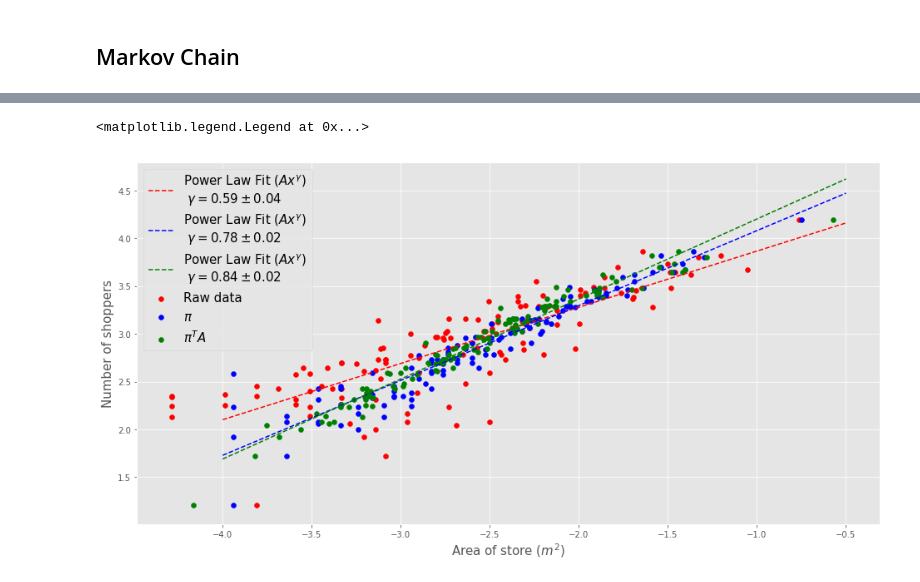
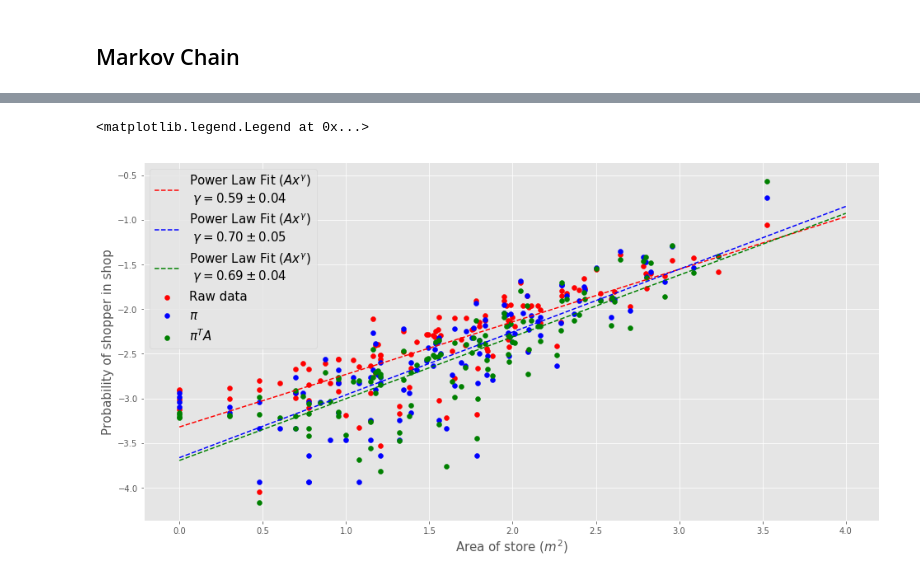
Before and after one commit to Beaulieu318/msci-complexity-project, a Jupyter notebook: msci/analysis/notebooks/markov_chain_analysis.ipynb, the cells around one changed output, grey strips where cells are left out. Drawn from its saved outputs; the diff is of its cells as text; code cells hidden in the pictures.

```diff
--- a/msci/analysis/notebooks/markov_chain_analysis.ipynb
+++ b/msci/analysis/notebooks/markov_chain_analysis.ipynb
@@ -83,13 +83,23 @@ for l in range(L):
 pi = N1 / N1.sum()
 A = (N.T / N.sum(axis=1)).T
 # %%
-val = np.dot(pi, A.dot(A).dot(A).dot(A).dot(A))
+val = np.dot(pi, A.dot(A).dot(A).dot(A).dot(A).dot(A).dot(A).dot(A).dot(A).dot(A).dot(A))
+
+pi_t = np.copy(pi)
+val2 = pi_t
+
+for i in range(19):
+    pi_t = pi_t.dot(A)
+    pi_t /= sum(pi_t)
+    val2 += pi_t
+    val2 /= sum(val2)
 
 store_pi_df = pd.DataFrame(
     np.array([
         le.inverse_transform(range(len(pi))),
         pi,
         val / sum(val),
+        val2 / sum(val2),
     ]).T,
-    columns=('store_id', 'pi', 'piA')
+    columns=('store_id', 'pi', 'piA', 'avpiA')
 )
@@ -122,12 +140,12 @@ area_shop_df = shop_probs_df[(shop_probs_df.area > 0) & (shop_probs_df.pi > 0) &
 fig, ax = plt.subplots(nrows=1, ncols=1, figsize=(16, 8))
 
 
-x = np.log10((area_shop_df.area / sum(area_shop_df.area)).tolist())
-y = np.log10(area_shop_df.count_of_shoppers.tolist())
+x = np.log10(area_shop_df.area.tolist())
+y = np.log10((area_shop_df.count_of_shoppers / sum(area_shop_df.count_of_shoppers)).tolist())
 ax.scatter(x, y, c='r', label='Raw data')
 
 slope, intercept, x_value, p_value, std_err = linregress(x, y)
-x_fit = np.linspace(10**(-4), 10**(-0.5), 10)
+x_fit = np.linspace(10**(0), 10**(4), 10)
 y_fit = [10**intercept*x**slope for x in x_fit]
 ax.plot(
     np.log10(x_fit), np.log10(y_fit),
@@ -136,38 +154,38 @@ ax.plot(
 )
 
 
-x = np.log10(area_shop_df.pi.tolist())
-y = np.log10(area_shop_df.count_of_shoppers.tolist())
+x = np.log10(area_shop_df.area.tolist())
+y = np.log10((area_shop_df.pi / sum(area_shop_df.pi)).tolist())
 ax.scatter(x, y, c='b', label='$\pi$')
 
 slope, intercept, x_value, p_value, std_err = linregress(x, y)
-x_fit = np.linspace(10**(-4), 10**(-0.5), 10)
+x_fit = np.linspace(10**(0), 10**(4), 10)
 y_fit = [10**intercept*x**slope for x in x_fit]
 ax.plot(
     np.log10(x_fit), np.log10(y_fit),
     'b--',
     label='Power Law Fit ($Ax^{\gamma}$) \n $\gamma=%.2f \pm %.2f$' % (slope, std_err)
 )
 
 
-x = np.log10(area_shop_df.piA.tolist())
-y = np.log10(area_shop_df.count_of_shoppers.tolist())
+x = np.log10(area_shop_df.area.tolist())
+y = np.log10((area_shop_df.avpiA / sum(area_shop_df.avpiA)).tolist())
 ax.scatter(x, y, c='g', label='$\pi^T A$')
 
 slope, intercept, x_value, p_value, std_err = linregress(x, y)
-x_fit = np.linspace(10**(-4), 10**(-0.5), 10)
+x_fit = np.linspace(10**(0), 10**(4), 10)
 y_fit = [10**intercept*x**slope for x in x_fit]
 ax.plot(
     np.log10(x_fit), np.log10(y_fit),
     'g--',
     label='Power Law Fit ($Ax^{\gamma}$) \n $\gamma=%.2f \pm %.2f$' % (slope, std_err)
 )
 
 ax.set_xlabel('Area of store ($m^2$)', fontsize=15)
-ax.set_ylabel('Number of shoppers', fontsize=15)
+ax.set_ylabel('Probability of shopper in shop', fontsize=15)
 # ax.set_xscale('log')
 # ax.set_yscale('log')
 ax.legend(fontsize=15)
 # %% [output]
 <matplotlib.legend.Legend at 0x...>
-[figure, old version]
+[figure, new version]
```
Also changed, not shown: parts of 29 cells of this notebook, 6 other files.
